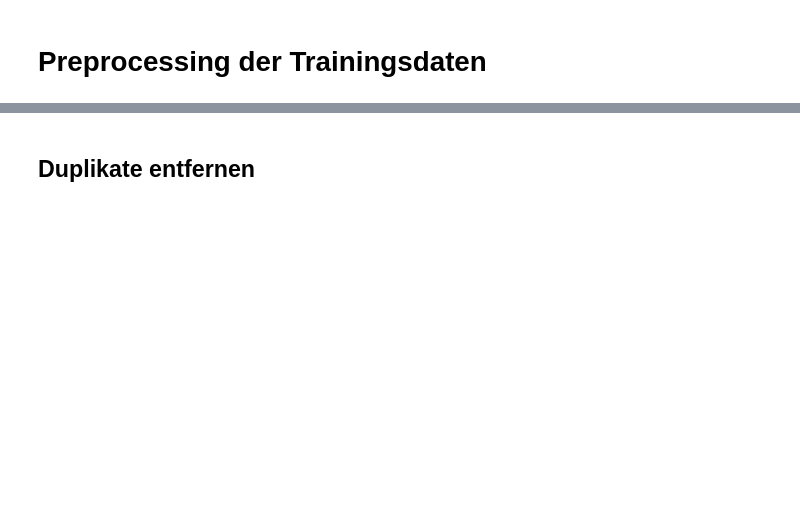
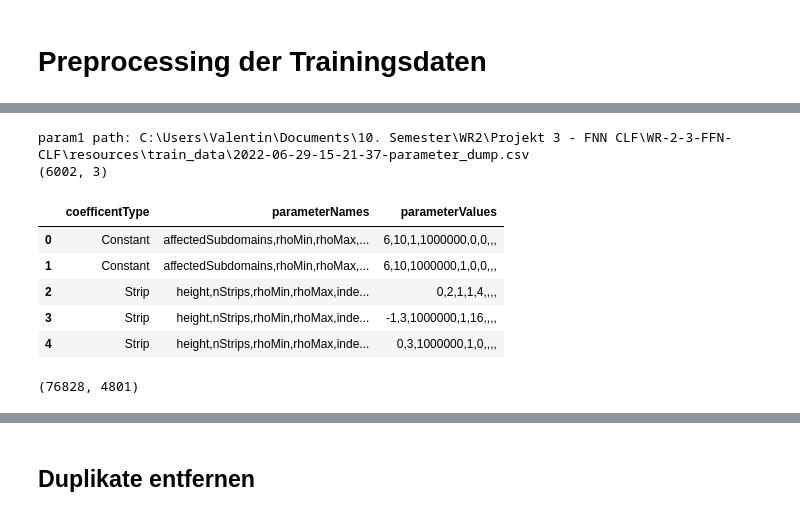
Before and after one commit to Ricu/WR-2-3-FFN-CLF, a Jupyter notebook: 00_Preprocessing.ipynb, the cells around one changed output, grey strips where cells are left out. Saved outputs shown, nothing was run; the diff lists cells and outputs as text; code cells hidden in the pictures; blank space fills up the shorter version.

```diff
--- a/00_Preprocessing.ipynb
+++ b/00_Preprocessing.ipynb
@@ -37,0 +91,20 @@ param1 path: C:\Users\Valentin\Documents\10. Semester\WR2\Projekt 3 - FNN CLF\WR
+# %%
+param3_path = os.path.join(train_data_path, "2022-06-29-15-21-37-parameter_dump.csv")
+print("param1 path: " + param3_path)
+parameter_set3 = pd.read_csv(param3_path, names = ["coefficentType","parameterNames","parameterValues"])
+print(parameter_set3.shape)
+parameter_set3.head()
+# %% [output]
+param1 path: C:\Users\Valentin\Documents\10. Semester\WR2\Projekt 3 - FNN CLF\WR-2-3-FFN-CLF\resources\train_data\2022-06-29-15-21-37-parameter_dump.csv
+(6002, 3)
+|  | coefficentType | parameterNames | parameterValues |
+| 0 | Constant | affectedSubdomains,rhoMin,rhoMax,... | 6,10,1,1000000,0,0,,, |
+| 1 | Constant | affectedSubdomains,rhoMin,rhoMax,... | 6,10,1000000,1,0,0,,, |
+| 2 | Strip | height,nStrips,rhoMin,rhoMax,inde... | 0,2,1,1,4,,,, |
+| 3 | Strip | height,nStrips,rhoMin,rhoMax,inde... | -1,3,1000000,1,16,,,, |
+| 4 | Strip | height,nStrips,rhoMin,rhoMax,inde... | 0,3,1000000,1,0,,,, |
+# %%
+df = pd.concat([data_set1,data_set2,data_set3],axis = 0,ignore_index = True)
+df.shape
+# %% [output]
+(76828, 4801)
```
Also changed, not shown: parts of 11 cells of this notebook.
